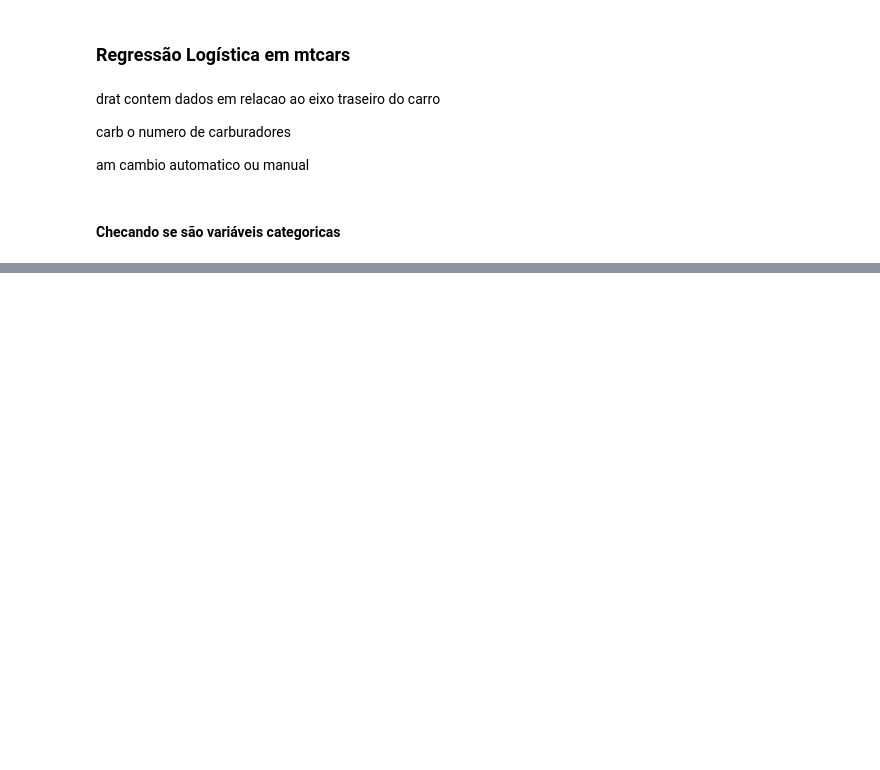
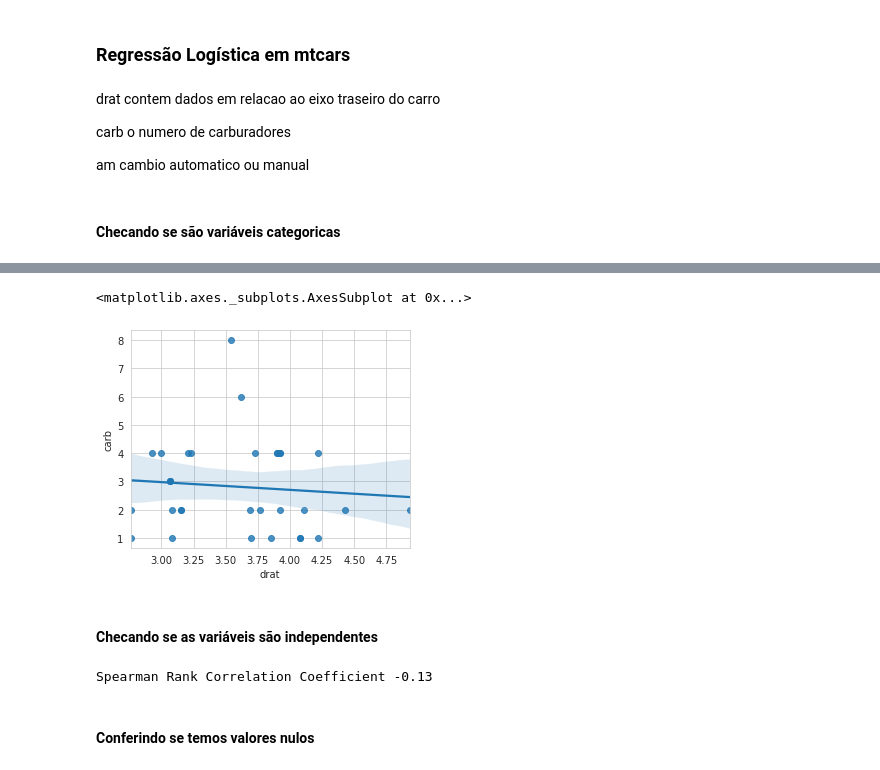
Before and after one commit to joaocbjr/Learn_DataScience, a Jupyter notebook: Cap7_Modelos_de_Aprendizado.ipynb, the cells around one changed output, grey strips where cells are left out. Cells and saved outputs as stored; diff of their text form; code cells hidden in the pictures; blank space fills up the shorter version.

```diff
--- a/Cap7_Modelos_de_Aprendizado.ipynb
+++ b/Cap7_Modelos_de_Aprendizado.ipynb
@@ -137,0 +141,17 @@ y = carros['am'].values
+# %%
+sns.regplot(x='drat', y='carb', data=carros, scatter=True)
+# %% [output]
+<matplotlib.axes._subplots.AxesSubplot at 0x...>
+[figure, added]
+# %% [markdown]
+#### Checando se as variáveis são independentes
+# %%
+drat = carros['drat']
+carb = carros['carb']
+
+spearmanr_coef, p_value =  spearmanr(drat, carb)
+print('Spearman Rank Correlation Coefficient {:.2}'.format(spearmanr_coef))
+# %% [output]
+Spearman Rank Correlation Coefficient -0.13
+# %% [markdown]
+#### Conferindo se temos valores nulos
```
Also changed, not shown: parts of 24 cells of this notebook.
